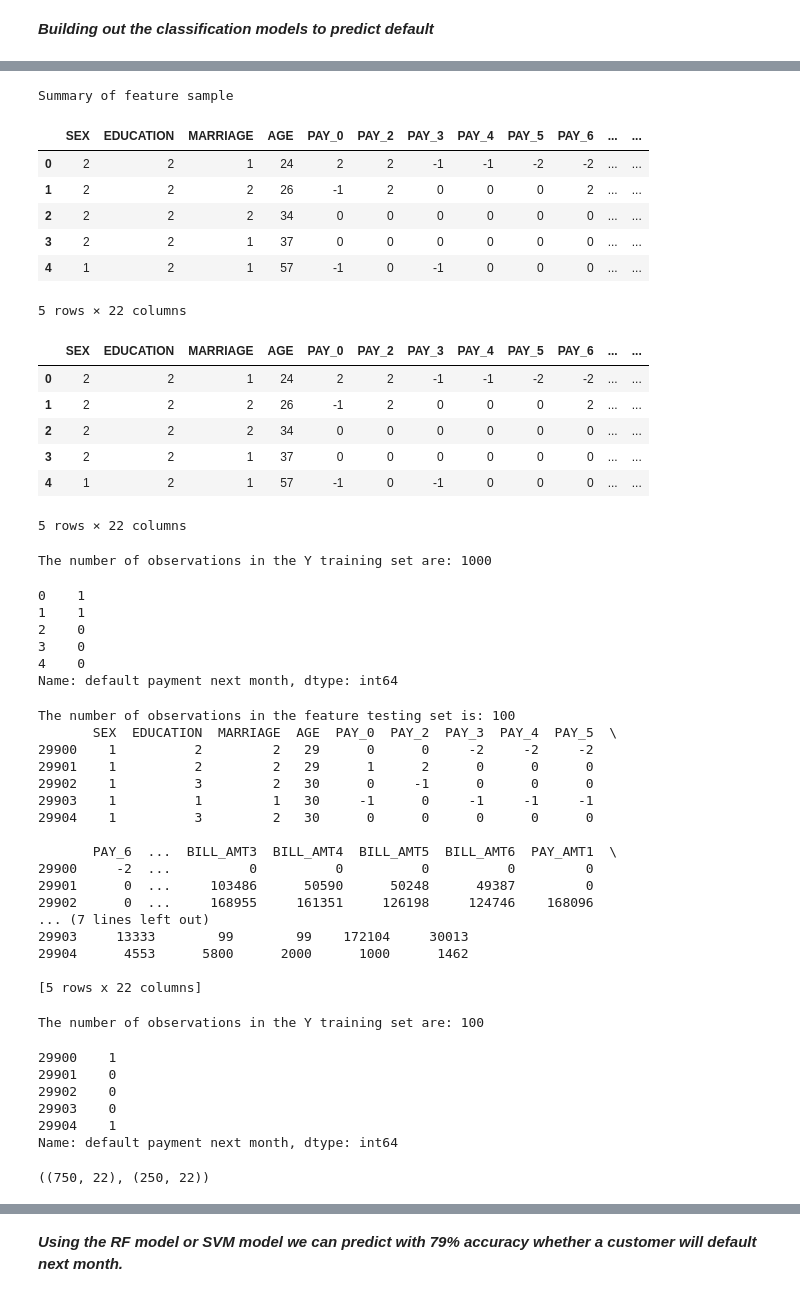
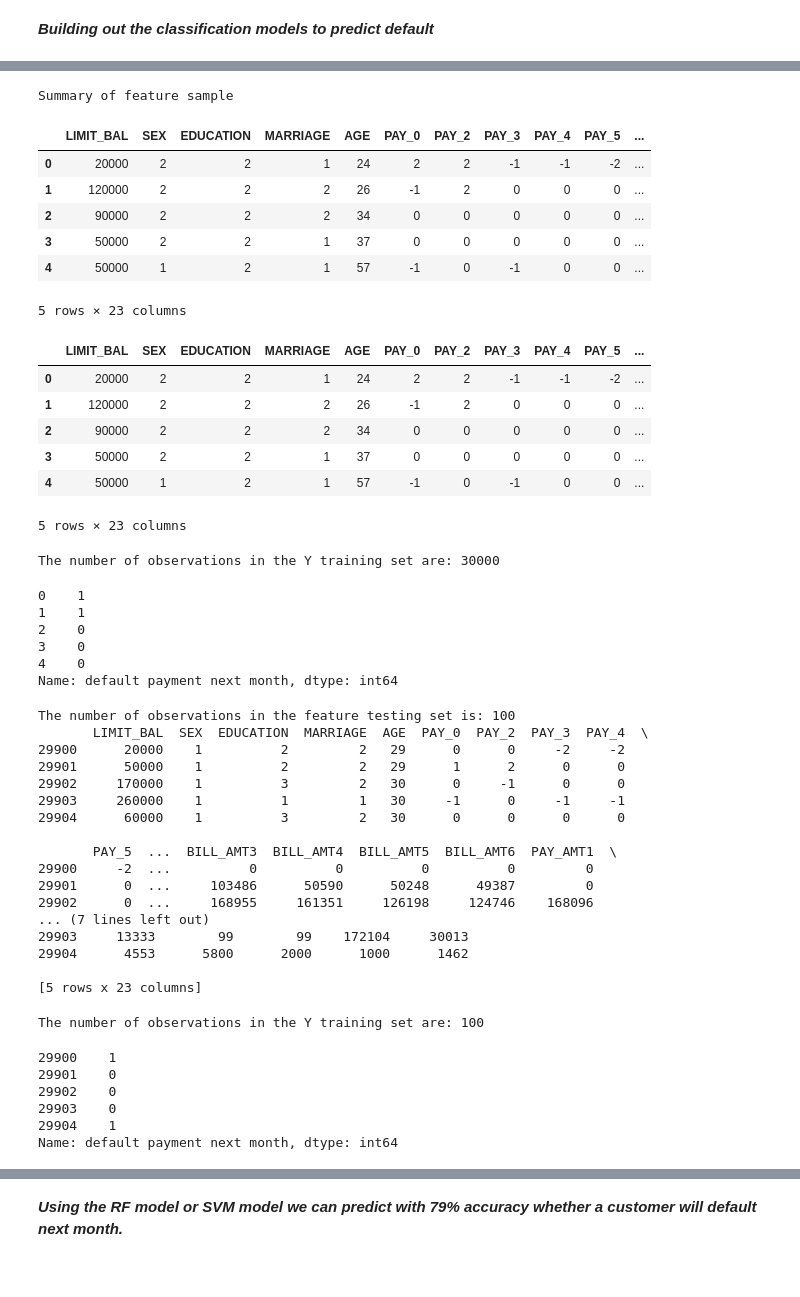
Before and after one commit to cuechikw/python-notebooks, a Jupyter notebook: CreditOne Regression.ipynb, the cells around one changed output, grey strips where cells are left out. Cells and saved outputs as stored; diff of their text form; code cells hidden in the pictures.

```diff
--- a/CreditOne Regression.ipynb
+++ b/CreditOne Regression.ipynb
@@ -272,0 +271,2 @@ plt.show();
+# %%
+rawdata2 = pd.read_csv('default of credit card clients.csv', header=1)
@@ -276,37 +296,37 @@ depVar = rawdata['default payment next month']
 # %%
 #features
-features = rawdata.iloc[:,2:24]
+features = rawdata2.iloc[:,1:24]
 print('Summary of feature sample')
 features.head()
 # %% [output]
 Summary of feature sample
-|  | SEX | EDUCATION | MARRIAGE | AGE | PAY_0 | PAY_2 | PAY_3 | PAY_4 | PAY_5 | PAY_6 | ... | ... |
-| 0 | 2 | 2 | 1 | 24 | 2 | 2 | -1 | -1 | -2 | -2 | ... | ... |
-| 1 | 2 | 2 | 2 | 26 | -1 | 2 | 0 | 0 | 0 | 2 | ... | ... |
-| 2 | 2 | 2 | 2 | 34 | 0 | 0 | 0 | 0 | 0 | 0 | ... | ... |
-| 3 | 2 | 2 | 1 | 37 | 0 | 0 | 0 | 0 | 0 | 0 | ... | ... |
-| 4 | 1 | 2 | 1 | 57 | -1 | 0 | -1 | 0 | 0 | 0 | ... | ... |
+|  | LIMIT_BAL | SEX | EDUCATION | MARRIAGE | AGE | PAY_0 | PAY_2 | PAY_3 | PAY_4 | PAY_5 | ... |
+| 0 | 20000 | 2 | 2 | 1 | 24 | 2 | 2 | -1 | -1 | -2 | ... |
+| 1 | 120000 | 2 | 2 | 2 | 26 | -1 | 2 | 0 | 0 | 0 | ... |
+| 2 | 90000 | 2 | 2 | 2 | 34 | 0 | 0 | 0 | 0 | 0 | ... |
+| 3 | 50000 | 2 | 2 | 1 | 37 | 0 | 0 | 0 | 0 | 0 | ... |
+| 4 | 50000 | 1 | 2 | 1 | 57 | -1 | 0 | -1 | 0 | 0 | ... |
-5 rows × 22 columns
+5 rows × 23 columns
 # %%
 #Training Set (Feature Space: X Training)
-X_train = (features[: 1000])
+X_train = (features)
 X_train.head()
 # %% [output]
-|  | SEX | EDUCATION | MARRIAGE | AGE | PAY_0 | PAY_2 | PAY_3 | PAY_4 | PAY_5 | PAY_6 | ... | ... |
-| 0 | 2 | 2 | 1 | 24 | 2 | 2 | -1 | -1 | -2 | -2 | ... | ... |
-| 1 | 2 | 2 | 2 | 26 | -1 | 2 | 0 | 0 | 0 | 2 | ... | ... |
-| 2 | 2 | 2 | 2 | 34 | 0 | 0 | 0 | 0 | 0 | 0 | ... | ... |
-| 3 | 2 | 2 | 1 | 37 | 0 | 0 | 0 | 0 | 0 | 0 | ... | ... |
-| 4 | 1 | 2 | 1 | 57 | -1 | 0 | -1 | 0 | 0 | 0 | ... | ... |
+|  | LIMIT_BAL | SEX | EDUCATION | MARRIAGE | AGE | PAY_0 | PAY_2 | PAY_3 | PAY_4 | PAY_5 | ... |
+| 0 | 20000 | 2 | 2 | 1 | 24 | 2 | 2 | -1 | -1 | -2 | ... |
+| 1 | 120000 | 2 | 2 | 2 | 26 | -1 | 2 | 0 | 0 | 0 | ... |
+| 2 | 90000 | 2 | 2 | 2 | 34 | 0 | 0 | 0 | 0 | 0 | ... |
+| 3 | 50000 | 2 | 2 | 1 | 37 | 0 | 0 | 0 | 0 | 0 | ... |
+| 4 | 50000 | 1 | 2 | 1 | 57 | -1 | 0 | -1 | 0 | 0 | ... |
-5 rows × 22 columns
+5 rows × 23 columns
 # %%
 #Dependent Variable Training Set (y Training)
-y_train = depVar[: 1000]
+y_train = depVar
 y_train_count = len(y_train.index)
 print('The number of observations in the Y training set are:',str(y_train_count))
 y_train.head()
 # %% [output]
-The number of observations in the Y training set are: 1000
+The number of observations in the Y training set are: 30000
 0    1
 1    1
 2    0
@@ -321,14 +341,14 @@ print('The number of observations in the feature testing set is:',str(X_test_cou
 print(X_test.head())
 # %% [output]
 The number of observations in the feature testing set is: 100
-       SEX  EDUCATION  MARRIAGE  AGE  PAY_0  PAY_2  PAY_3  PAY_4  PAY_5  \
-29900    1          2         2   29      0      0     -2     -2     -2
-29901    1          2         2   29      1      2      0      0      0
-29902    1          3         2   30      0     -1      0      0      0
-29903    1          1         1   30     -1      0     -1     -1     -1
-29904    1          3         2   30      0      0      0      0      0
+       LIMIT_BAL  SEX  EDUCATION  MARRIAGE  AGE  PAY_0  PAY_2  PAY_3  PAY_4  \
+29900      20000    1          2         2   29      0      0     -2     -2
+29901      50000    1          2         2   29      1      2      0      0
+29902     170000    1          3         2   30      0     -1      0      0
+29903     260000    1          1         1   30     -1      0     -1     -1
+29904      60000    1          3         2   30      0      0      0      0
 
-       PAY_6  ...  BILL_AMT3  BILL_AMT4  BILL_AMT5  BILL_AMT6  PAY_AMT1  \
+       PAY_5  ...  BILL_AMT3  BILL_AMT4  BILL_AMT5  BILL_AMT6  PAY_AMT1  \
 29900     -2  ...          0          0          0          0         0
 29901      0  ...     103486      50590      50248      49387         0
 29902      0  ...     168955     161351     126198     124746    168096
@@ -336,7 +356,7 @@ The number of observations in the feature testing set is: 100
 29903     13333        99        99    172104     30013
 29904      4553      5800      2000      1000      1462
 
-[5 rows x 22 columns]
+[5 rows x 23 columns]
 # %%
 #Ground Truth (y_test)
 y_test = depVar[-100:]
@@ -356,7 +374,3 @@ X_train, X_test, y_train, y_test = train_test_split(X_train, y_train)
-# %%
-X_train.shape, X_test.shape
-# %% [output]
-((750, 22), (250, 22))
 # %%
 X_train, X_test, y_train, y_test = train_test_split(X_train, y_train)
 X_train.shape, X_test.shape
```
Also changed, not shown: parts of 22 cells of this notebook.
